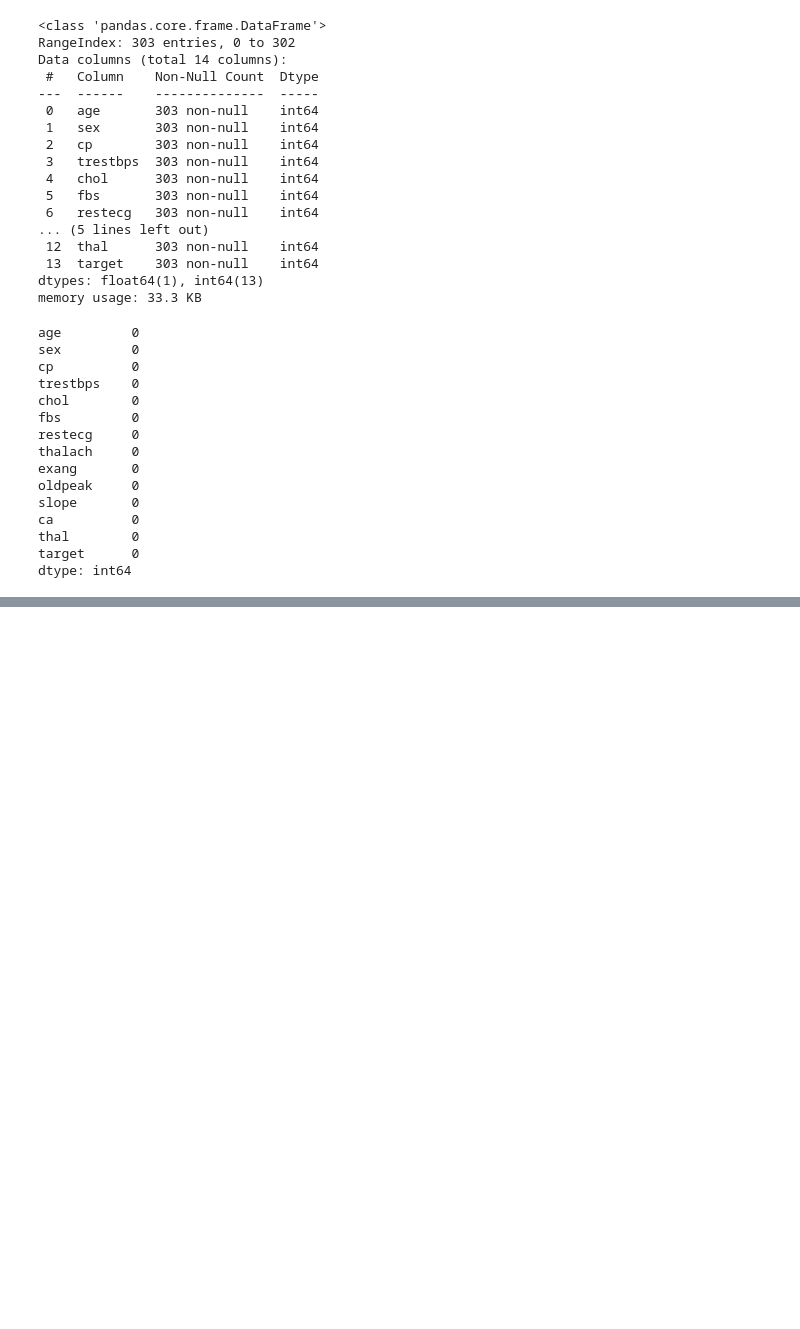
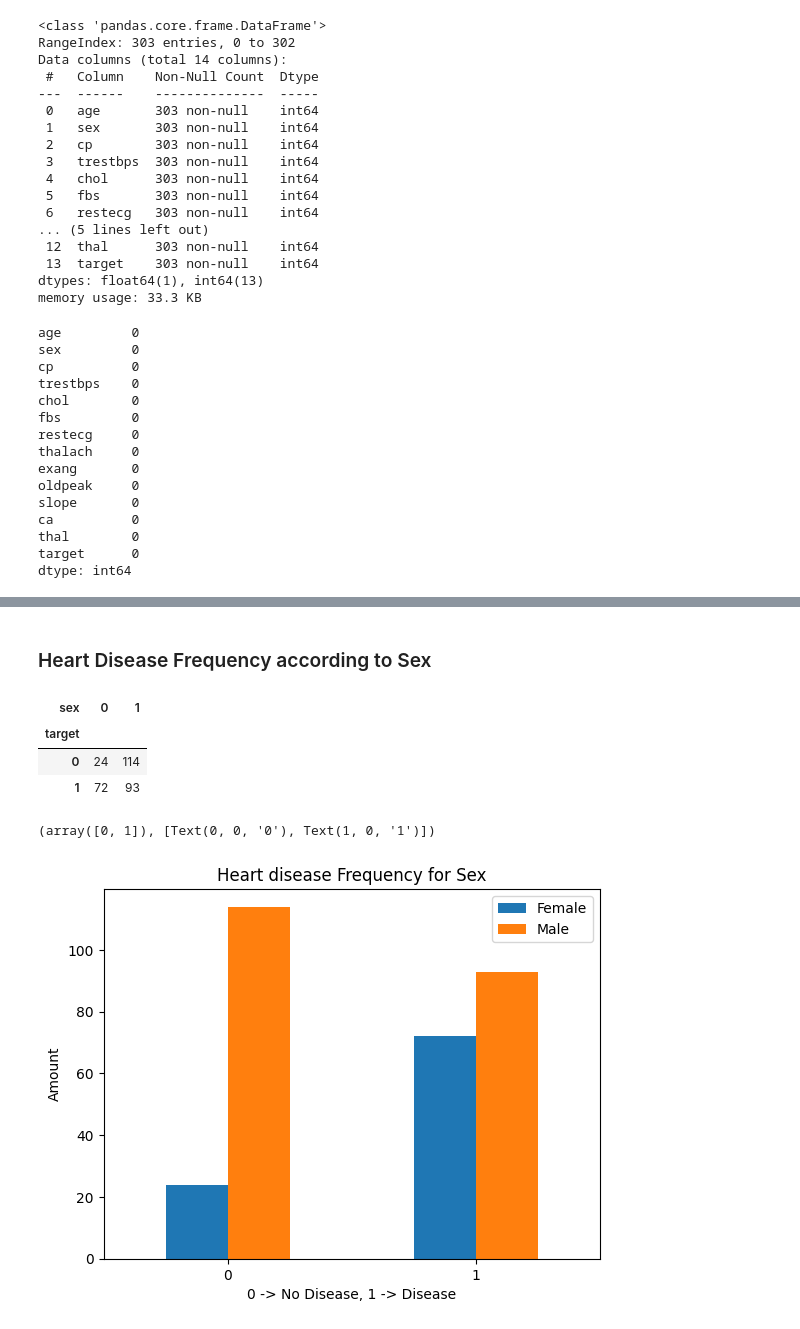
Before and after one commit to Ovaserashid/heart-disease-prediction, a Jupyter notebook: notebooks/main.ipynb, the cells around one changed output, grey strips where cells are left out. Cells and saved outputs as stored; diff of their text form; code cells hidden in the pictures; blank space fills up the shorter version.

Commit message:
Compare target column with the Sex Column
Compared the target column with the Sex column
by plotting them. It was observed that the percentage
of females that have a disease is low compared
to males.

```diff
--- a/notebooks/main.ipynb
+++ b/notebooks/main.ipynb
@@ -108,3 +108,24 @@ df.describe()
 | 50% | 55.000000 | 1.000000 | 1.000000 | 130.000000 | 240.000000 | 0.000000 | 1.000000 | 153.000000 | 0.000000 | 0.800000 | 1.000000 | ... |
 | 75% | 61.000000 | 1.000000 | 2.000000 | 140.000000 | 274.500000 | 0.000000 | 1.000000 | 166.000000 | 1.000000 | 1.600000 | 2.000000 | ... |
 | max | 77.000000 | 1.000000 | 3.000000 | 200.000000 | 564.000000 | 1.000000 | 2.000000 | 202.000000 | 1.000000 | 6.200000 | 2.000000 | ... |
+# %% [markdown]
+### Heart Disease Frequency according to Sex
+# %%
+# Compare target column with sex column
+pd.crosstab(df.target, df.sex)
+# %% [output]
+| sex | 0 | 1 |
+| target |  |  |
+| 0 | 24 | 114 |
+| 1 | 72 | 93 |
+# %%
+# Create a plot of crosstab
+pd.crosstab(df.target, df.sex).plot(kind='bar')
+plt.title("Heart disease Frequency for Sex")
+plt.xlabel("0 -> No Disease, 1 -> Disease")
+plt.ylabel("Amount")
+plt.legend(["Female","Male"])
+plt.xticks(rotation = 0)
+# %% [output]
+(array([0, 1]), [Text(0, 0, '0'), Text(1, 0, '1')])
+[figure, added]
```
